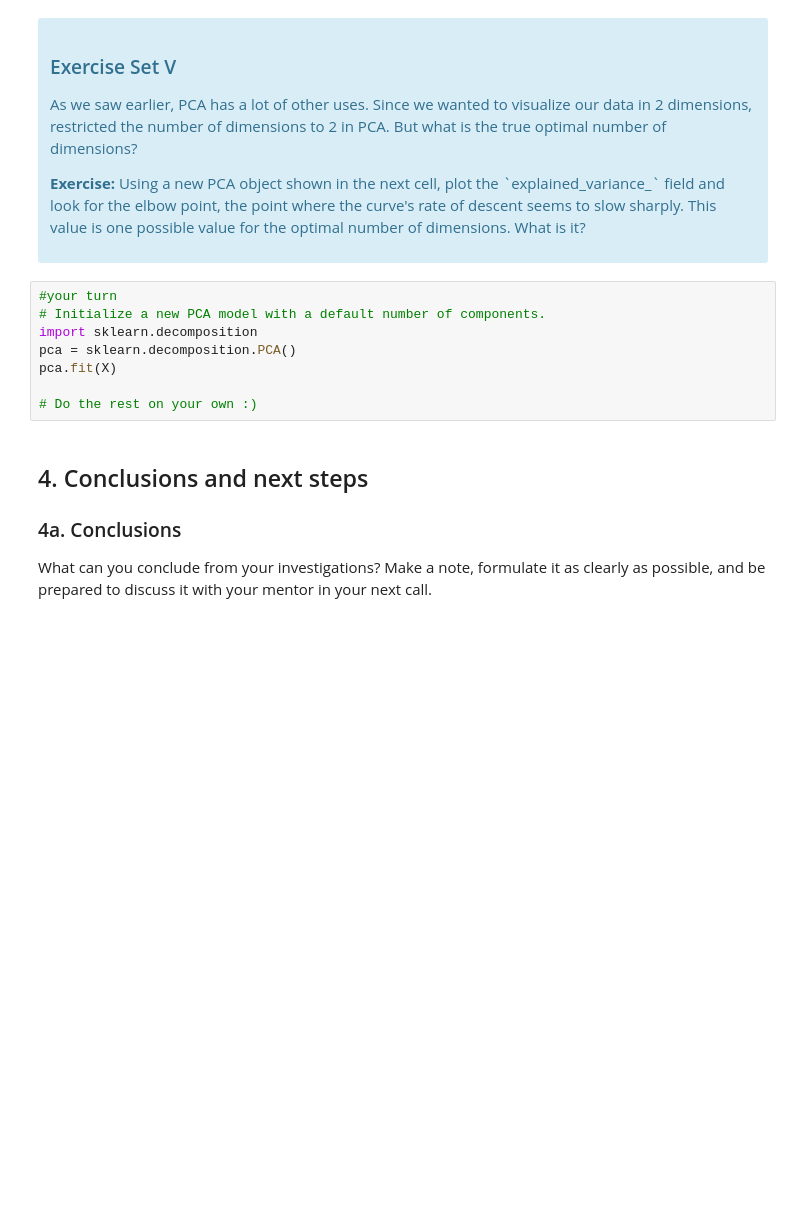
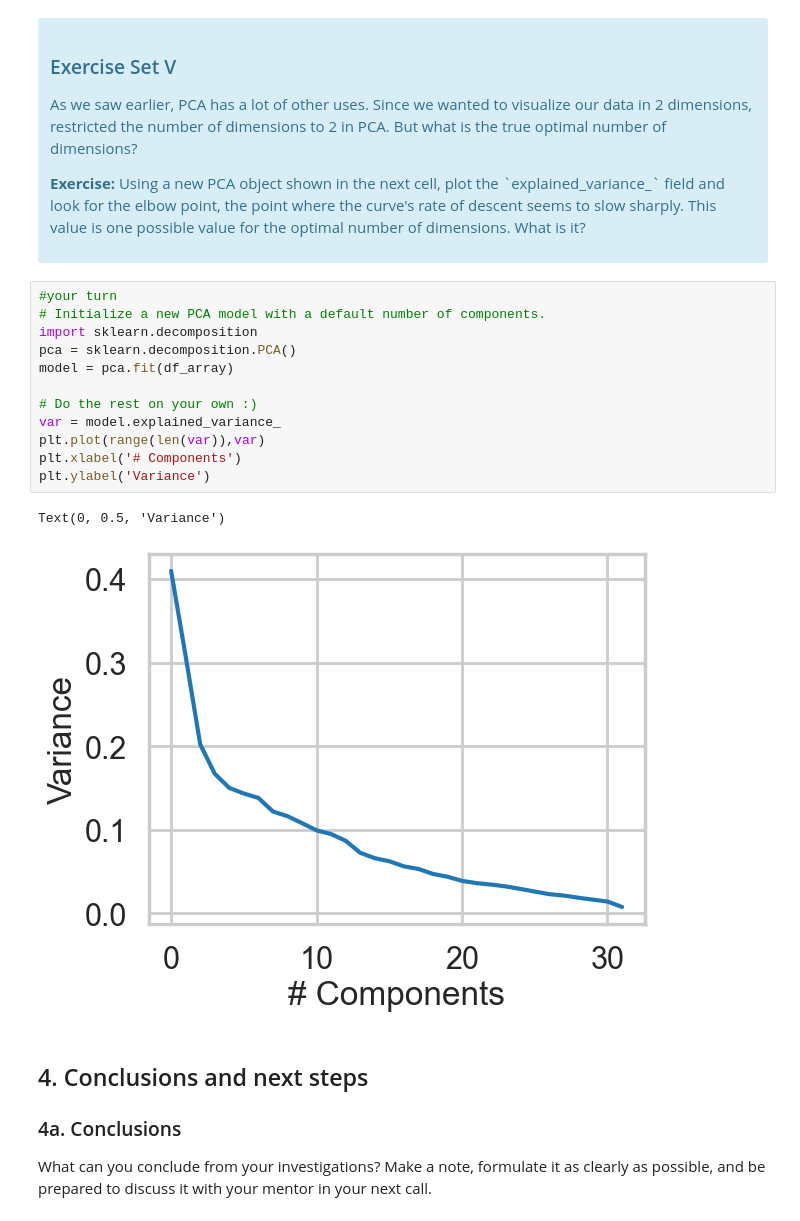
Before and after one commit to bowserd1/K-Means-Clustering, a Jupyter notebook: Clustering Case Study - Customer Segmentation with K-Means - Tier 3.ipynb, the cells around one changed output. Drawn from its saved outputs; the diff is of its cells as text; blank space fills up the shorter version.

```diff
--- a/Clustering Case Study - Customer Segmentation with K-Means - Tier 3.ipynb
+++ b/Clustering Case Study - Customer Segmentation with K-Means - Tier 3.ipynb
@@ -401,11 +412,18 @@ What we've done is we've taken those columns of 0/1 indicator variables, and we'
 # %%
 #your turn
 # Initialize a new PCA model with a default number of components.
 import sklearn.decomposition
 pca = sklearn.decomposition.PCA()
-pca.fit(X)
+model = pca.fit(df_array)
 
 # Do the rest on your own :)
+var = model.explained_variance_
+plt.plot(range(len(var)),var)
+plt.xlabel('# Components')
+plt.ylabel('Variance')
+# %% [output]
+Text(0, 0.5, 'Variance')
+[figure, added]
 # %% [markdown]
 ## 4. Conclusions and next steps
 ### 4a. Conclusions
```
Also changed, not shown: parts of 8 cells of this notebook.
